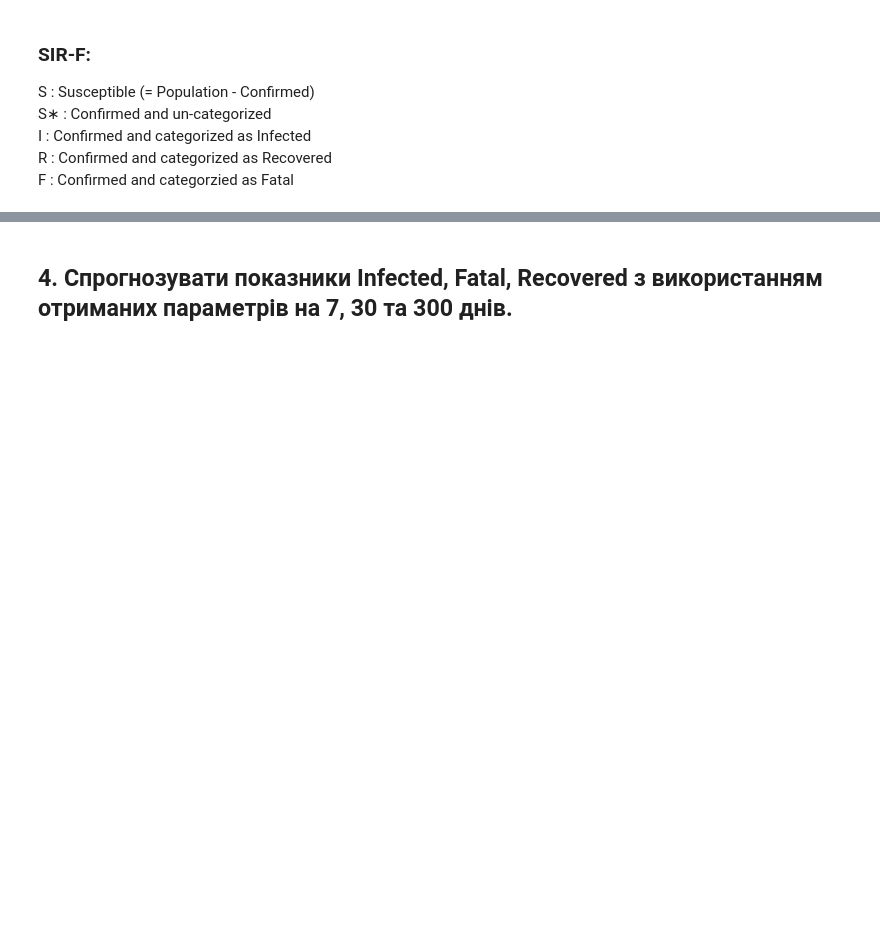
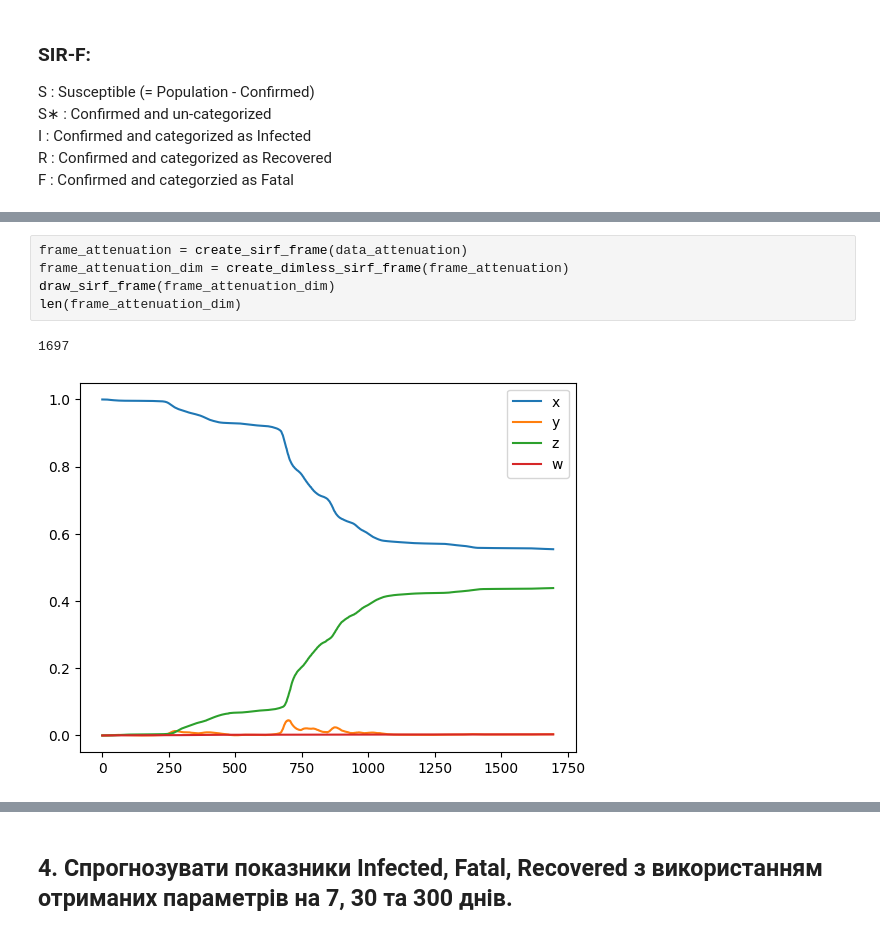
Before and after one commit to KlymentievMaksym/MathMod, a Jupyter notebook: Lab4/Covid19SIR.ipynb, the cells around one changed output, grey strips where cells are left out. Saved outputs shown, nothing was run; the diff lists cells and outputs as text; blank space fills up the shorter version.

```diff
--- a/Lab4/Covid19SIR.ipynb
+++ b/Lab4/Covid19SIR.ipynb
@@ -211,0 +237,8 @@ plt.legend()
+# %%
+frame_attenuation = create_sirf_frame(data_attenuation)
+frame_attenuation_dim = create_dimless_sirf_frame(frame_attenuation)
+draw_sirf_frame(frame_attenuation_dim)
+len(frame_attenuation_dim)
+# %% [output]
+1697
+[figure, added]
```
Also changed, not shown: parts of 14 cells of this notebook.
